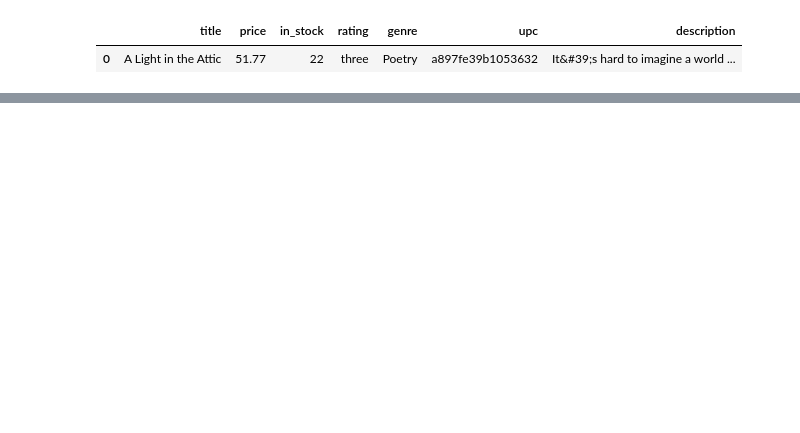
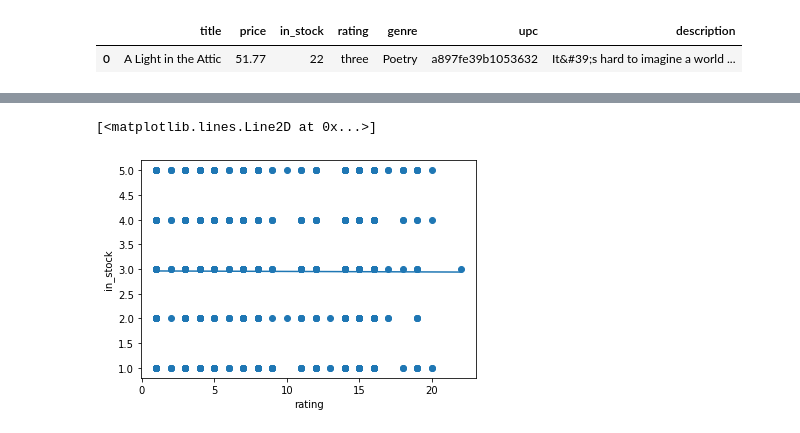
Before and after one commit to vanhuycx/beatiful_soup_web_scraping, a Jupyter notebook: CONNECTING_AND_IMP_DATA -04-28-2022.ipynb, the cells around one changed output, grey strips where cells are left out. Cells and saved outputs as stored; diff of their text form; code cells hidden in the pictures; blank space fills up the shorter version.

Commit message:
linear regression

```diff
--- a/CONNECTING_AND_IMP_DATA -04-28-2022.ipynb
+++ b/CONNECTING_AND_IMP_DATA -04-28-2022.ipynb
@@ -417,0 +639,14 @@ clean_data
+# %%
+x=clean_data[['in_stock']].to_numpy()
+
+y=clean_data[['rating']].to_numpy()
+
+'''Create and fit a linear regression model'''
+model = LinearRegression()
+model.fit(x, y)
+
+'''check results and R-squared'''
+print("\nCoefficients:\n")
+print(model.coef_)
+print("\nR2:\n")
+print(model.score(x, y))
@@ -417,0 +661,13 @@ clean_data
+# %%
+'''Use the fitted model to predict estimated rating (y_est) on original in_stock (x)'''
+y_est = model.predict(x)
+
+'''Plot the estimated line along with scattered raw data on figure'''
+ax=plt.axes()
+ax.set_xlabel('rating')
+ax.set_ylabel('in_stock')
+ax.scatter(x, y)
+ax.plot(x,y_est)
+# %% [output]
+[<matplotlib.lines.Line2D at 0x...>]
+[figure, added]
```
Also changed, not shown: parts of 41 cells of this notebook, 1 other file.
